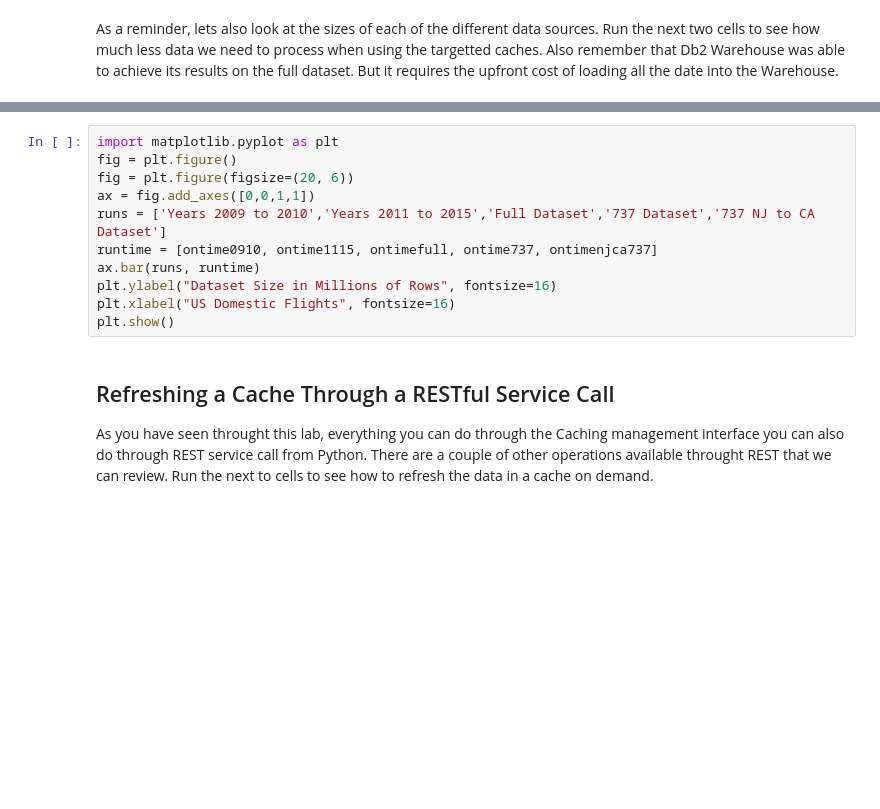
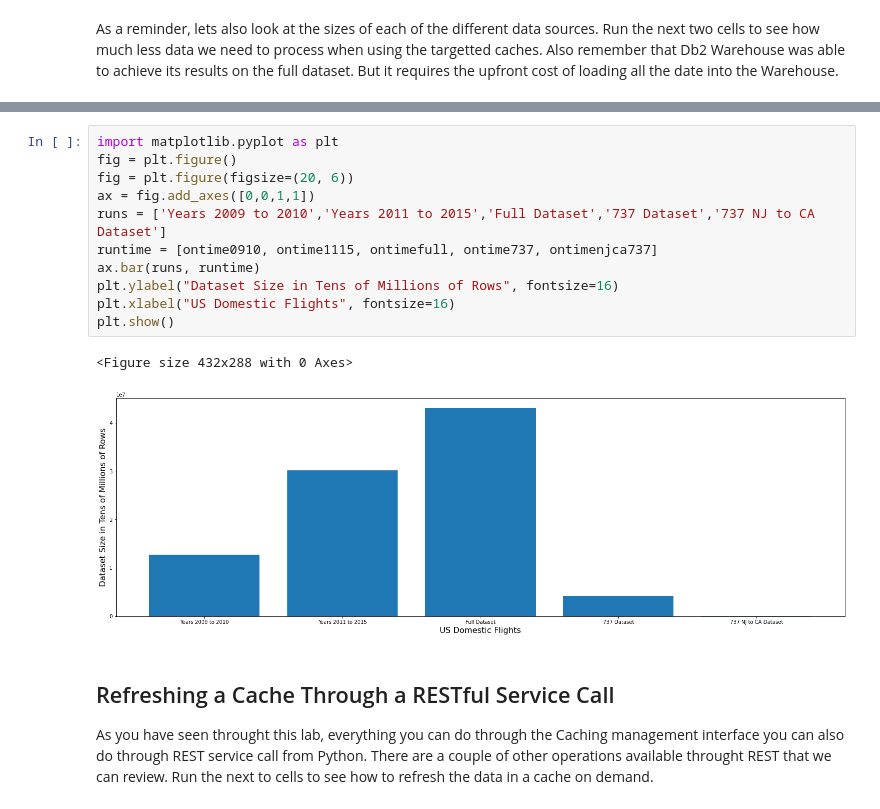
Before and after one commit to Db2-DTE-POC/CPDDVHOL4, a Jupyter notebook: ONTIME Caching.ipynb, the cells around one changed output, grey strips where cells are left out. Saved outputs shown, nothing was run; the diff lists cells and outputs as text; blank space fills up the shorter version.

```diff
--- a/ONTIME Caching.ipynb
+++ b/ONTIME Caching.ipynb
@@ -608,14 +817,17 @@ print('Only 737 from NJ to CA: ' + str(ontimenjca737))
 # %%
 import matplotlib.pyplot as plt
 fig = plt.figure()
 fig = plt.figure(figsize=(20, 6))
 ax = fig.add_axes([0,0,1,1])
 runs = ['Years 2009 to 2010','Years 2011 to 2015','Full Dataset','737 Dataset','737 NJ to CA Dataset']
 runtime = [ontime0910, ontime1115, ontimefull, ontime737, ontimenjca737]
 ax.bar(runs, runtime)
-plt.ylabel("Dataset Size in Millions of Rows", fontsize=16)
+plt.ylabel("Dataset Size in Tens of Millions of Rows", fontsize=16)
 plt.xlabel("US Domestic Flights", fontsize=16)
 plt.show()
+# %% [output]
+<Figure size 432x288 with 0 Axes>
+[figure, added]
 # %% [markdown]
 ## Refreshing a Cache Through a RESTful Service Call
 As you have seen throught this lab, everything you can do through the Caching management interface you can also do through REST service call from Python. There are a couple of other operations available throught REST that we can review. Run the next to cells to see how to refresh the data in a cache on demand.
```
Also changed, not shown: parts of 46 cells of this notebook.
